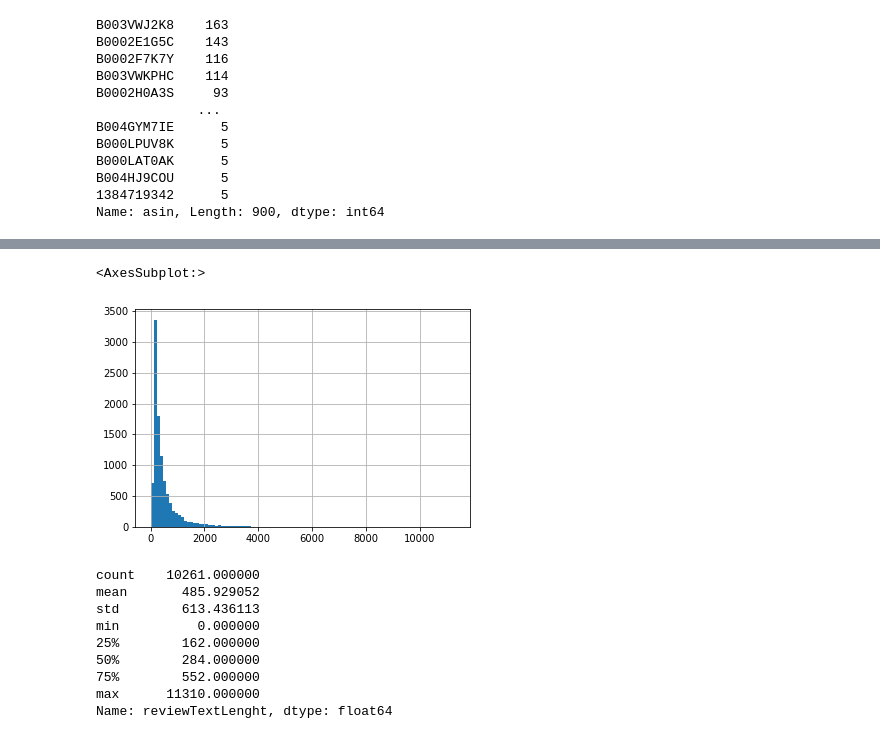
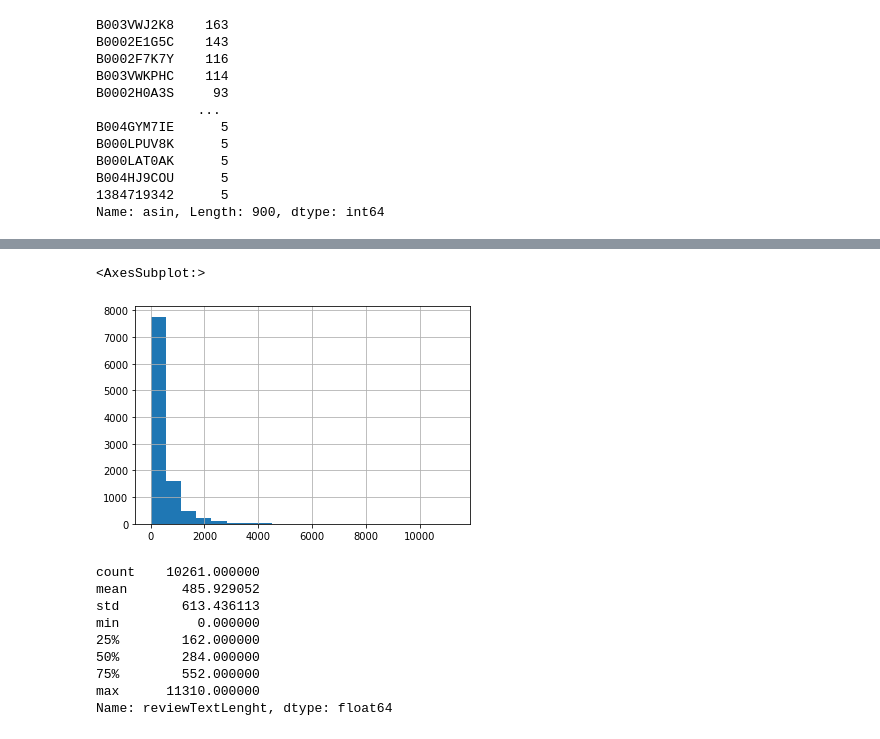
Before and after one commit to naromerol/S3-COMP262, a Jupyter notebook: Project/COMP262_NLP_Project.ipynb, the cells around one changed output, grey strips where cells are left out. Drawn from its saved outputs; the diff is of its cells as text; code cells hidden in the pictures.

```diff
--- a/Project/COMP262_NLP_Project.ipynb
+++ b/Project/COMP262_NLP_Project.ipynb
@@ -205,8 +248,8 @@ df[df['reviewTextLenght'] > 1000]
 # %%
-df.reviewTextLenght.hist(bins = 100)
+df.reviewTextLenght.hist(bins = 20)
 # %% [output]
 <AxesSubplot:>
-[figure, old version]
+[figure, new version]
 # %%
 df.reviewTextLenght.describe()
 # %% [output]
```
Also changed, not shown: parts of 47 cells of this notebook, 9 other files.
